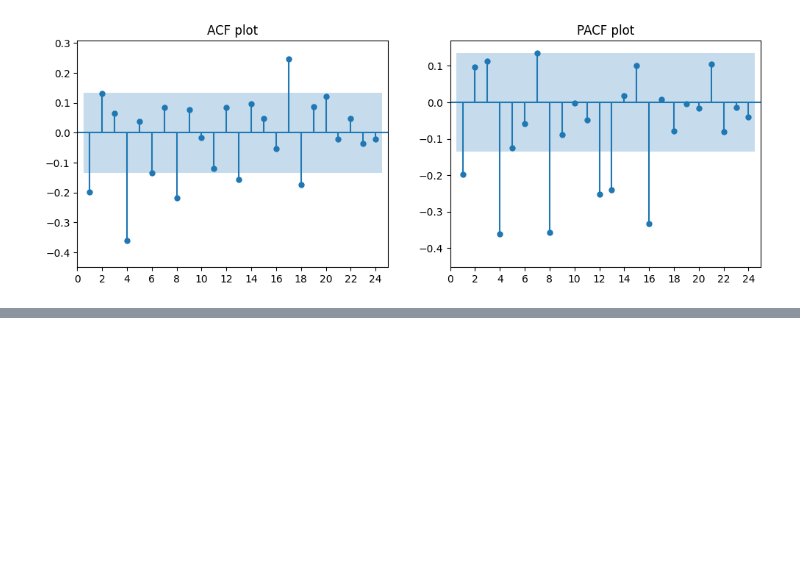
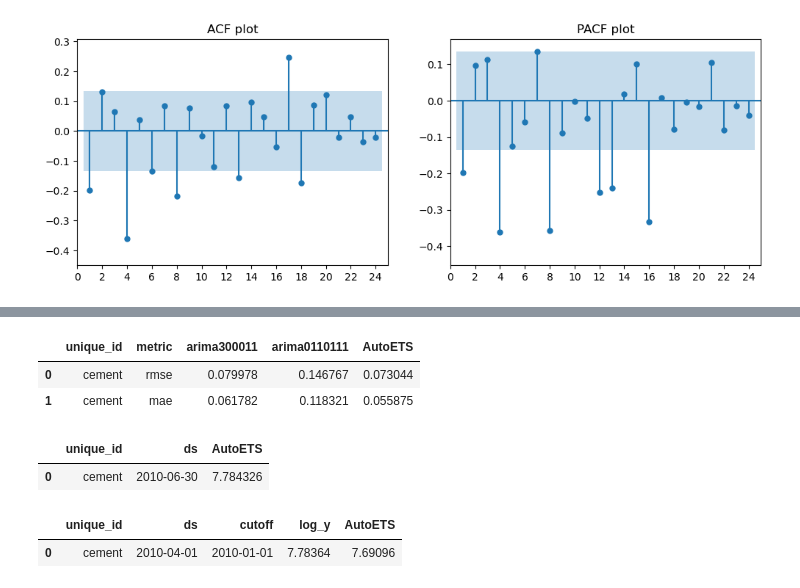
Before and after one commit to sebsciarra/gas_pump_prices, a Jupyter notebook: notebooks/chap9_arima.ipynb, the cells around one changed output, grey strips where cells are left out. Drawn from its saved outputs; the diff is of its cells as text; code cells hidden in the pictures; blank space fills up the shorter version.

```diff
--- a/notebooks/chap9_arima.ipynb
+++ b/notebooks/chap9_arima.ipynb
@@ -1235,0 +1229,43 @@ pd.DataFrame(sorted(summaries, key=lambda d: d["aicc"]))
+# %%
+# Step 3c) Use cross-validation to determine best-fitting model
+# NOTE: AutoARIMA() suggests ARIMA(3,0,0)(0,1,1)[4] with drift, but ARIMA(0,1,1)(0,1,1)[4] performs similarly well
+# NOTE: ETS(M,Ad,M)
+models = [ARIMA(order=(3,0,0), seasonal_order=(0,1,1), season_length=4, alias="arima300011"),
+          ARIMA(order=(0,0,1), seasonal_order=(0,0,1), season_length=4, alias="arima0110111"),
+          AutoETS(model='MAM', damped=True, season_length=4)]
+
+target_col = 'log_y'
+sf = StatsForecast(models=models, freq="QE", n_jobs=-1)
+cv_forecasts = sf.cross_validation(h=1, n_windows=10,
+                                   df=df_cv[['unique_id', 'ds', 'log_y']],
+                                   target_col=target_col)
+
+# ETS() model is the  winner
+from utilsforecast.losses import rmse, mae, mape as _mape, mase, quantile_loss, mqloss
+evaluate(df=cv_forecasts.drop('cutoff', axis=1), metrics=[rmse, mae], target_col=target_col)
+# %% [output]
+|  | unique_id | metric | arima300011 | arima0110111 | AutoETS |
+| 0 | cement | rmse | 0.079978 | 0.146767 | 0.073044 |
+| 1 | cement | mae | 0.061782 | 0.118321 | 0.055875 |
+# %%
+# Step 4) Retrain ETS() model on entire train-validation test
+autoets = StatsForecast(models=[AutoETS(model='MAM', damped=True, season_length=4)], freq='QE')
+autoets = autoets.fit(df=df_cv, target_col='log_y')
+
+
+# evaluate performance on test set
+df_test_performance = autoets.forecast(h=1, df=df_test, target_col='log_y')
+df_test_performance
+# %% [output]
+|  | unique_id | ds | AutoETS |
+| 0 | cement | 2010-06-30 | 7.784326 |
+# %%
+autoets.cross_validation(
+    df=df_test,            # training + test
+    target_col='log_y',
+    h=1,                   # 1-step ahea        # 34 test observations
+    step_size=1
+)
+# %% [output]
+|  | unique_id | ds | cutoff | log_y | AutoETS |
+| 0 | cement | 2010-04-01 | 2010-01-01 | 7.78364 | 7.69096 |
```
Also changed, not shown: parts of 8 cells of this notebook.
